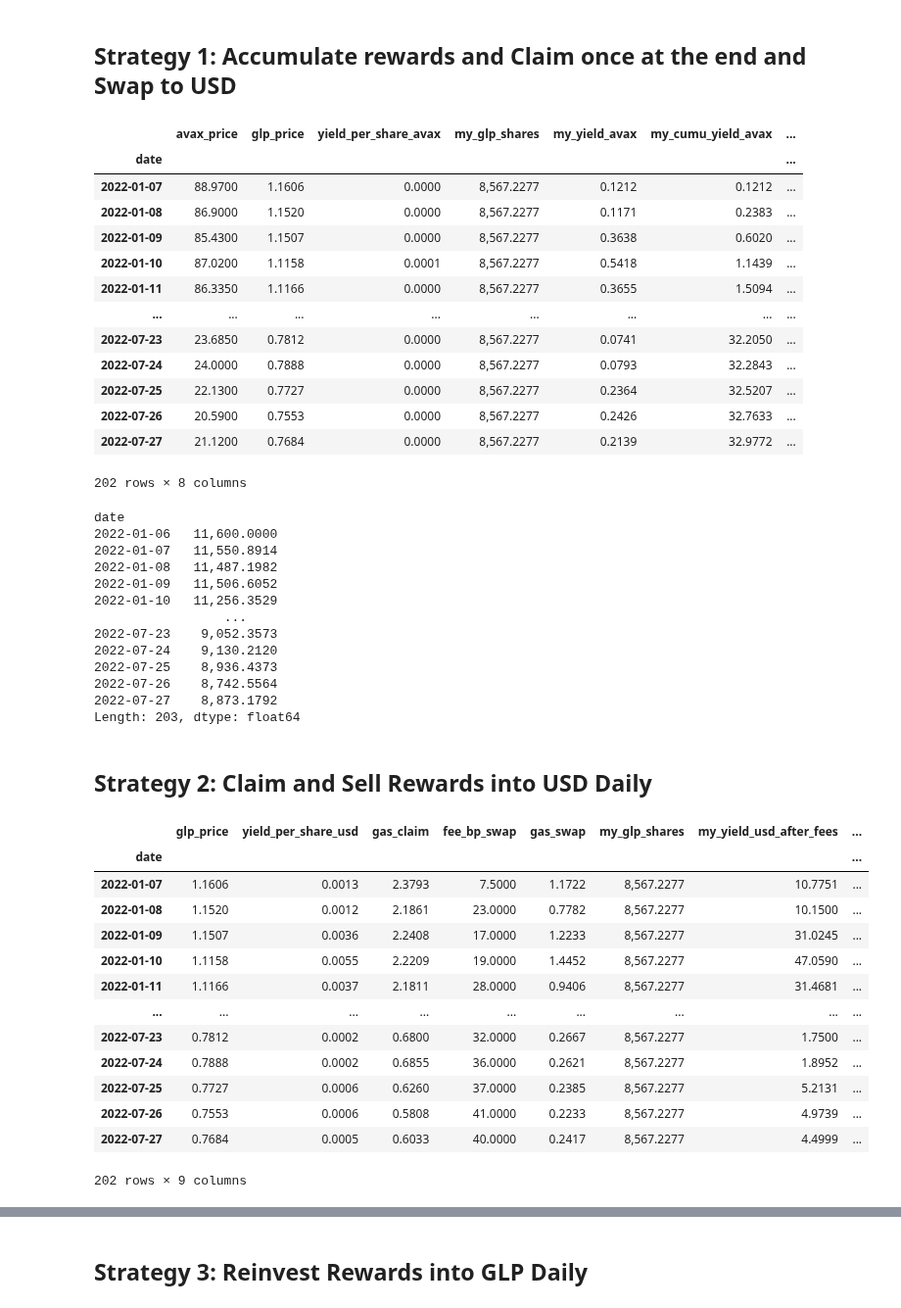
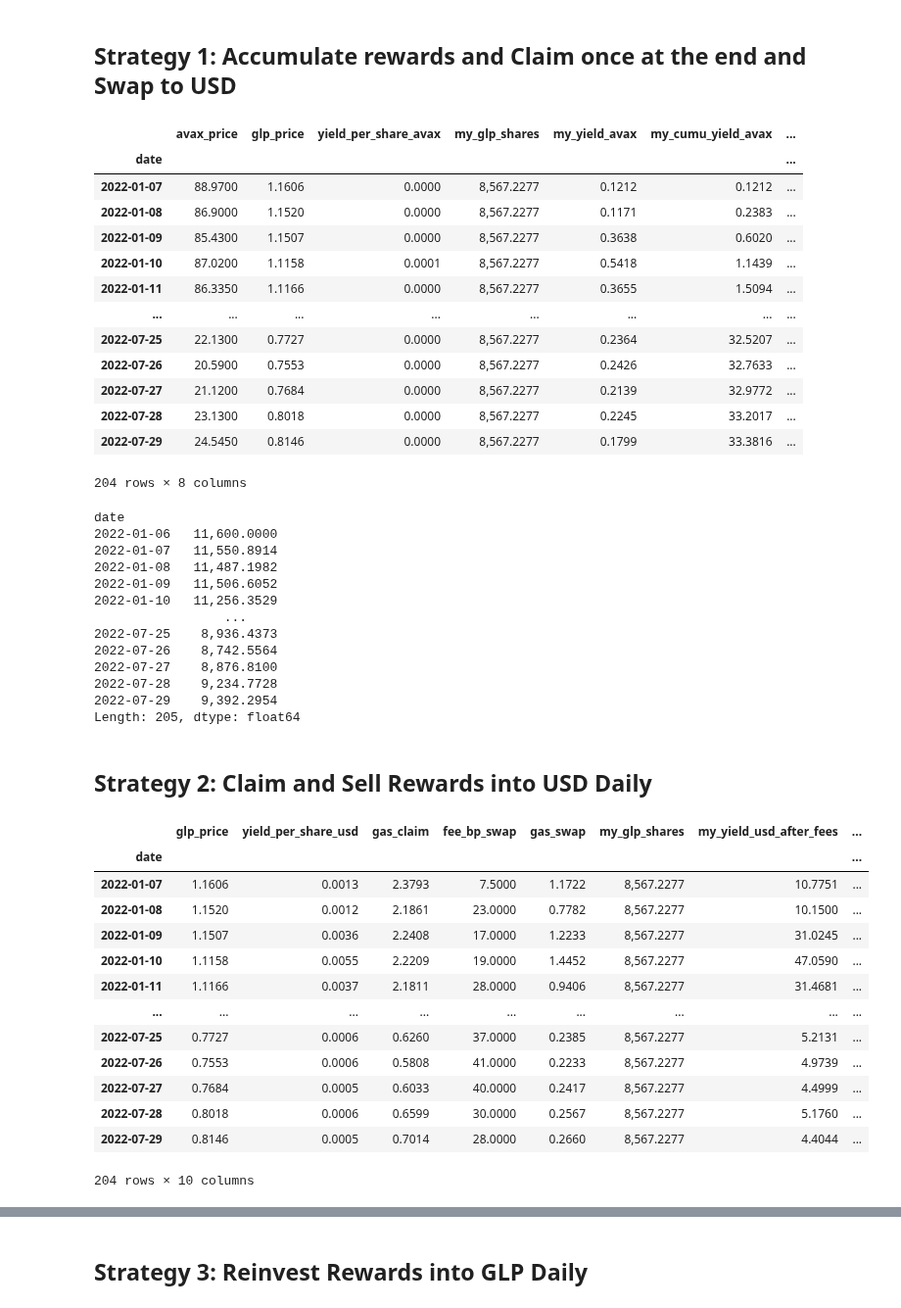
Before and after one commit to coindataschool/GMX, a Jupyter notebook: notebook/Avalanche/glp_strategies_comparison.ipynb, the cells around one changed output, grey strips where cells are left out. Shown at 98% size. Drawn from its saved outputs; the diff is of its cells as text; code cells hidden in the pictures.

```diff
--- a/notebook/Avalanche/glp_strategies_comparison.ipynb
+++ b/notebook/Avalanche/glp_strategies_comparison.ipynb
@@ -72,7 +72,7 @@ df_avax_usd_swap_cost = extract_frame_from_dune_data(swap_cost)
 df_avax_reward_claim_cost = extract_frame_from_dune_data(claim_cost)
 df_avax_glp_mint_cost = extract_frame_from_dune_data(mint_cost)
 # %%
-df_price_yield = (df_price_yield[['avax_price', 'eth_price', 'btc_price', 'glp_price',
+df_price_yield = (df_price_yield[['avax_price', 'btc_price', 'glp_price',
                                   'glp_supply', 'cumu_glp_supply',
                                   'yield_usd', 'yield_avax']]
                       .assign(yield_per_share_usd = lambda x: x.yield_usd / x.cumu_glp_supply,
@@ -204,12 +204,12 @@ df
 | 2022-01-10 | 87.0200 | 1.1158 | 0.0001 | 8,567.2277 | 0.5418 | 1.1439 | ... |
 | 2022-01-11 | 86.3350 | 1.1166 | 0.0000 | 8,567.2277 | 0.3655 | 1.5094 | ... |
 | ... | ... | ... | ... | ... | ... | ... | ... |
-| 2022-07-23 | 23.6850 | 0.7812 | 0.0000 | 8,567.2277 | 0.0741 | 32.2050 | ... |
-| 2022-07-24 | 24.0000 | 0.7888 | 0.0000 | 8,567.2277 | 0.0793 | 32.2843 | ... |
 | 2022-07-25 | 22.1300 | 0.7727 | 0.0000 | 8,567.2277 | 0.2364 | 32.5207 | ... |
 | 2022-07-26 | 20.5900 | 0.7553 | 0.0000 | 8,567.2277 | 0.2426 | 32.7633 | ... |
 | 2022-07-27 | 21.1200 | 0.7684 | 0.0000 | 8,567.2277 | 0.2139 | 32.9772 | ... |
+| 2022-07-28 | 23.1300 | 0.8018 | 0.0000 | 8,567.2277 | 0.2245 | 33.2017 | ... |
+| 2022-07-29 | 24.5450 | 0.8146 | 0.0000 | 8,567.2277 | 0.1799 | 33.3816 | ... |
-202 rows × 8 columns
+204 rows × 8 columns
 # %%
 # on the last day, what's the usd value of all the avax rewards we accumulated?
 avax_rewards_value = df.loc[end_date, 'my_cumu_yield_usd']
@@ -238,49 +238,50 @@ date
 2022-01-09   11,506.6052
 2022-01-10   11,256.3529
                  ...
-2022-07-23    9,052.3573
-2022-07-24    9,130.2120
 2022-07-25    8,936.4373
 2022-07-26    8,742.5564
-2022-07-27    8,873.1792
-Length: 203, dtype: float64
+2022-07-27    8,876.8100
+2022-07-28    9,234.7728
+2022-07-29    9,392.2954
+Length: 205, dtype: float64
 # %% [markdown]
 ## Strategy 2: Claim and Sell Rewards into USD Daily
 # %%
 # from day 2 until the last day
 df = (pd.merge(df_price_yield.loc[day2:end_date, ['glp_price', 'yield_per_share_usd']],
                df_avax_reward_claim_cost, left_index=True, right_index=True)
         .rename(columns = {'gas_usd': 'gas_claim'})
      )
 df = (pd.merge(df, df_avax_usd_swap_cost, left_index=True, right_index=True)
         .rename(columns = {'gas_usd': 'gas_swap', 'fee_bp': 'fee_bp_swap'})
      )
 df = (df.assign(my_glp_shares = init_shares,
                 # no fees are collected by the platform when we claim rewards;
                 # a fee is collected by the platform everytime we swap avax to usd
                 my_yield_usd_after_fees = lambda x: x.yield_per_share_usd * x.my_glp_shares * (1-x.fee_bp_swap/1e4),
+                my_cumuyield_usd_after_fees = lambda x: x.my_yield_usd_after_fees.cumsum(),
                 # need to pay gas everytime we claim and everytime we swap
                 reserve = lambda x: reserve - x.gas_claim.cumsum() - x.gas_swap.cumsum(),
                 # finally we calculate total account value each day
-                my_total_value = lambda x: x.glp_price * x.my_glp_shares + x.my_yield_usd_after_fees + x.reserve
+                my_total_value = lambda x: x.glp_price * x.my_glp_shares + x.my_cumuyield_usd_after_fees + x.reserve
                )
      )
 df
 # %% [output]
 |  | glp_price | yield_per_share_usd | gas_claim | fee_bp_swap | gas_swap | my_glp_shares | my_yield_usd_after_fees | ... |
 | date |  |  |  |  |  |  |  | ... |
 | 2022-01-07 | 1.1606 | 0.0013 | 2.3793 | 7.5000 | 1.1722 | 8,567.2277 | 10.7751 | ... |
 | 2022-01-08 | 1.1520 | 0.0012 | 2.1861 | 23.0000 | 0.7782 | 8,567.2277 | 10.1500 | ... |
 | 2022-01-09 | 1.1507 | 0.0036 | 2.2408 | 17.0000 | 1.2233 | 8,567.2277 | 31.0245 | ... |
 | 2022-01-10 | 1.1158 | 0.0055 | 2.2209 | 19.0000 | 1.4452 | 8,567.2277 | 47.0590 | ... |
 | 2022-01-11 | 1.1166 | 0.0037 | 2.1811 | 28.0000 | 0.9406 | 8,567.2277 | 31.4681 | ... |
 | ... | ... | ... | ... | ... | ... | ... | ... | ... |
-| 2022-07-23 | 0.7812 | 0.0002 | 0.6800 | 32.0000 | 0.2667 | 8,567.2277 | 1.7500 | ... |
-| 2022-07-24 | 0.7888 | 0.0002 | 0.6855 | 36.0000 | 0.2621 | 8,567.2277 | 1.8952 | ... |
 | 2022-07-25 | 0.7727 | 0.0006 | 0.6260 | 37.0000 | 0.2385 | 8,567.2277 | 5.2131 | ... |
 | 2022-07-26 | 0.7553 | 0.0006 | 0.5808 | 41.0000 | 0.2233 | 8,567.2277 | 4.9739 | ... |
 | 2022-07-27 | 0.7684 | 0.0005 | 0.6033 | 40.0000 | 0.2417 | 8,567.2277 | 4.4999 | ... |
+| 2022-07-28 | 0.8018 | 0.0006 | 0.6599 | 30.0000 | 0.2567 | 8,567.2277 | 5.1760 | ... |
+| 2022-07-29 | 0.8146 | 0.0005 | 0.7014 | 28.0000 | 0.2660 | 8,567.2277 | 4.4044 | ... |
-202 rows × 9 columns
+204 rows × 10 columns
 # %%
 if df.reserve.loc[end_date] < 0:
     print("To implement this strategy, you need at least ${} in reserve to pay gas.".format(np.ceil(reserve + abs(df.reserve.loc[end_date]))))
```
Also changed, not shown: parts of 23 cells of this notebook, 3 other files.
